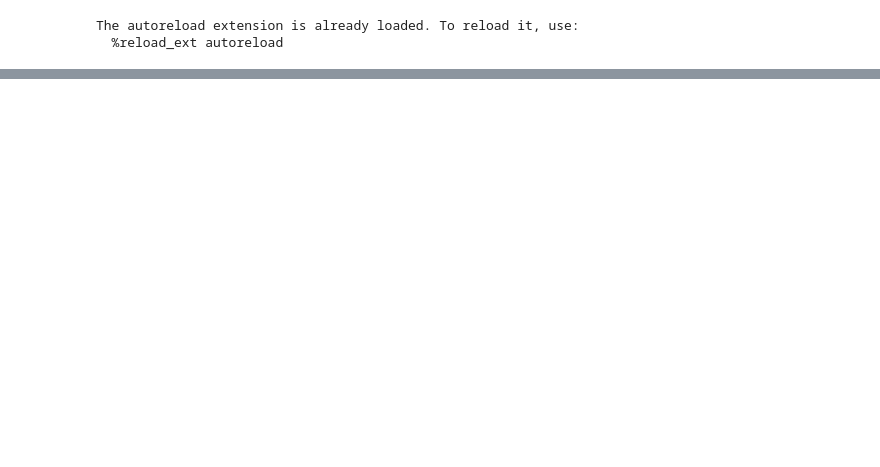
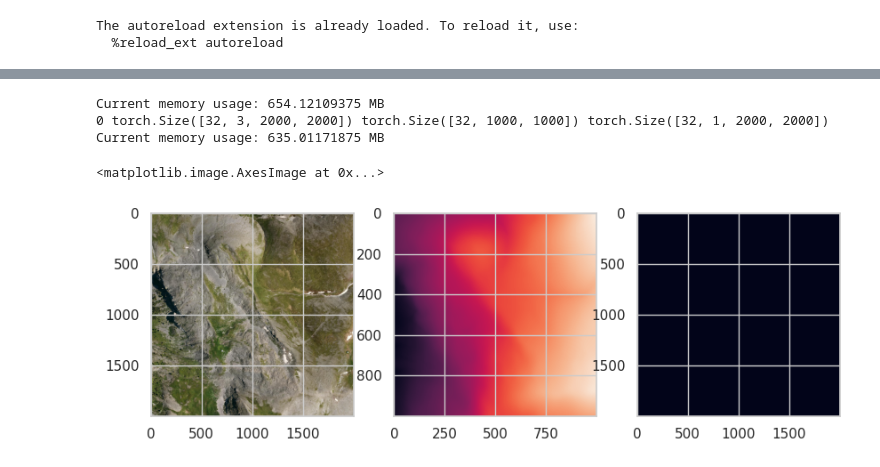
Before and after one commit to RocketFan/GEM, a Jupyter notebook: minifrance.ipynb, the cells around one changed output, grey strips where cells are left out. Drawn from its saved outputs; the diff is of its cells as text; code cells hidden in the pictures; blank space fills up the shorter version.

```diff
--- a/minifrance.ipynb
+++ b/minifrance.ipynb
@@ -87,0 +58,26 @@ plt.show()
+# %%
+import memory_profiler
+import torch
+
+current_mem_usage = memory_profiler.memory_usage()[0]
+print(f"Current memory usage: {current_mem_usage} MB")
+
+minifrance_dataset = MiniFranceDataset(minifrance_geo, data_type="labeled_train")
+minifrance_loader = torch.utils.data.DataLoader(minifrance_dataset, batch_size=32, shuffle=True, num_workers=4)
+
+for i_batch, sample_batched in enumerate(minifrance_loader):
+    print(i_batch, sample_batched["image"].size(), sample_batched["dem"].size(), sample_batched["landcover_map"].size())
+    current_mem_usage = memory_profiler.memory_usage()[0]
+    print(f"Current memory usage: {current_mem_usage} MB")
+    break
+
+f, axarr = plt.subplots(1, 3)
+axarr[0].imshow(sample_batched["image"].to("cpu").numpy()[0].transpose(1, 2, 0))
+axarr[1].imshow(sample_batched["dem"].to("cpu").numpy()[0])
+axarr[2].imshow(sample_batched["landcover_map"].to("cpu").numpy()[0].transpose(1, 2, 0))
+# %% [output]
+Current memory usage: 654.12109375 MB
+0 torch.Size([32, 3, 2000, 2000]) torch.Size([32, 1000, 1000]) torch.Size([32, 1, 2000, 2000])
+Current memory usage: 635.01171875 MB
+<matplotlib.image.AxesImage at 0x...>
+[figure, added]
```
Also changed, not shown: parts of 5 cells of this notebook, 8 other files.
